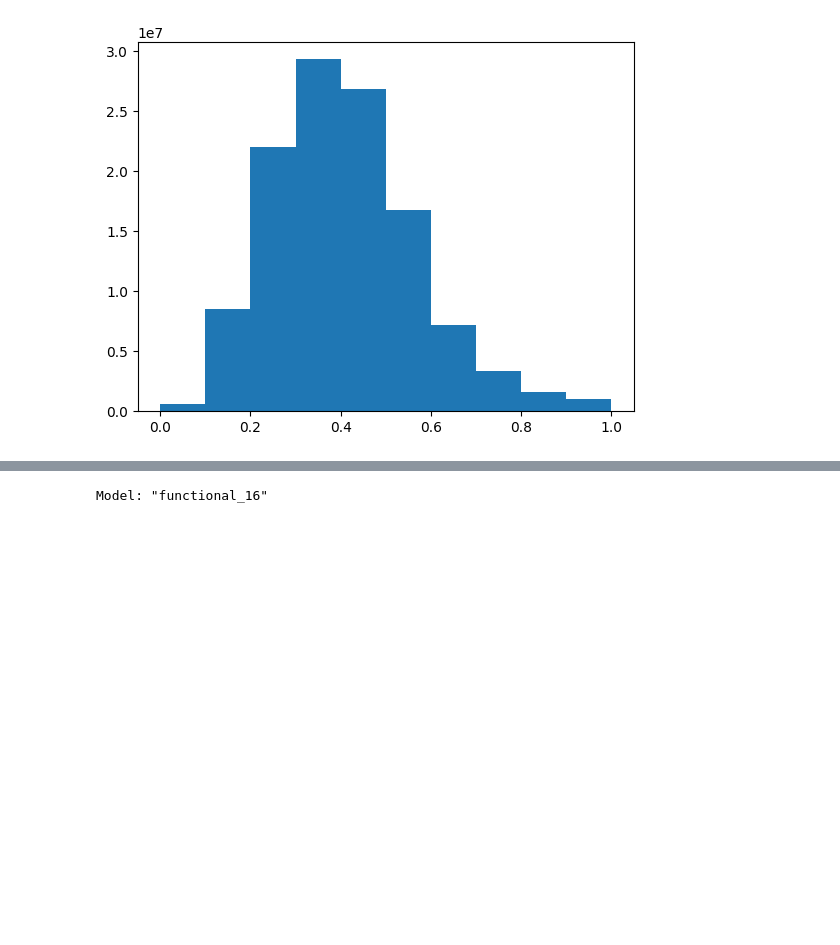
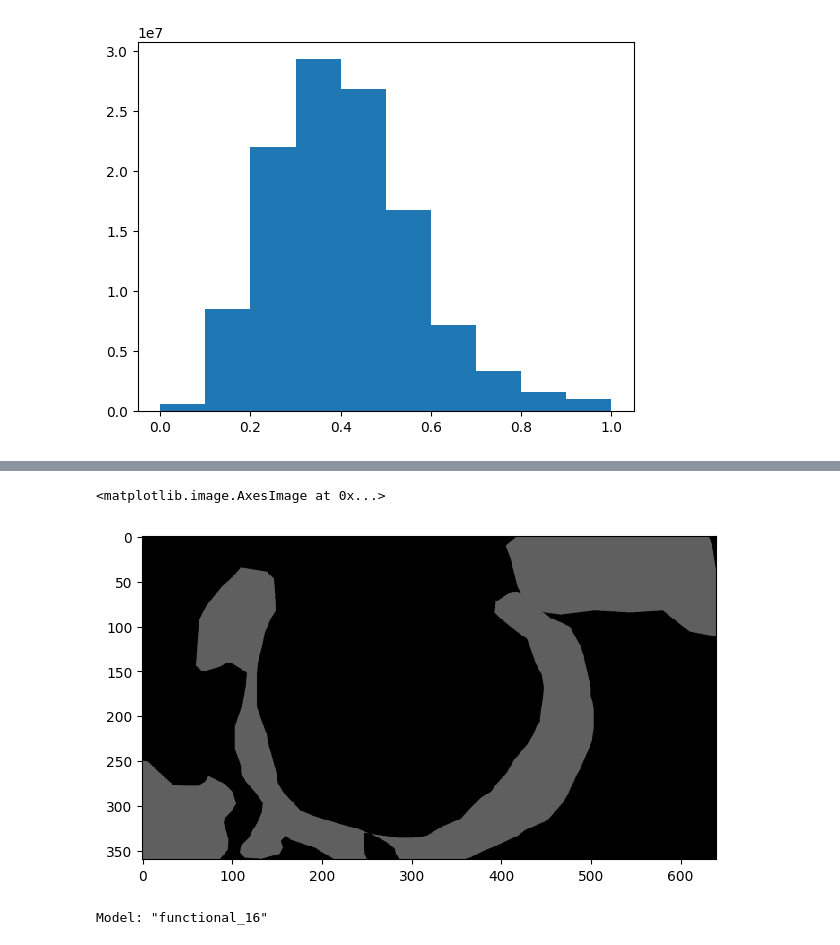
Before and after one commit to radioperez/nornickel-cv, a Jupyter notebook: jupyter testing/main.ipynb, the cells around one changed output, grey strips where cells are left out. Drawn from its saved outputs; the diff is of its cells as text; code cells hidden in the pictures; blank space fills up the shorter version.

```diff
--- a/jupyter testing/main.ipynb
+++ b/jupyter testing/main.ipynb
@@ -137,3 +159,8 @@ scores
+# %%
+io.imshow(y_val[1])
+# %% [output]
+<matplotlib.image.AxesImage at 0x...>
+[figure, added]
 # %%
 ''' Модель которая убивает кренель
 from keras.applications.vgg16 import VGG16
```
Also changed, not shown: parts of 7 cells of this notebook.
